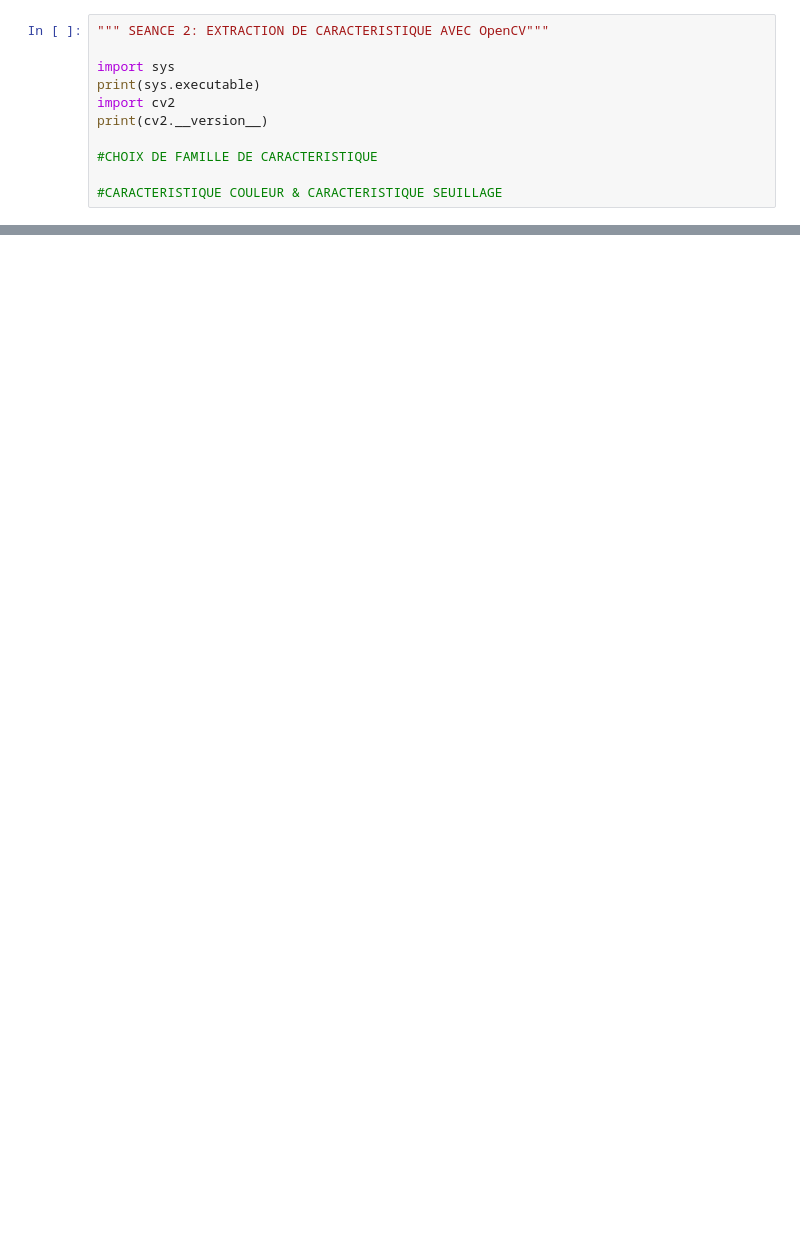
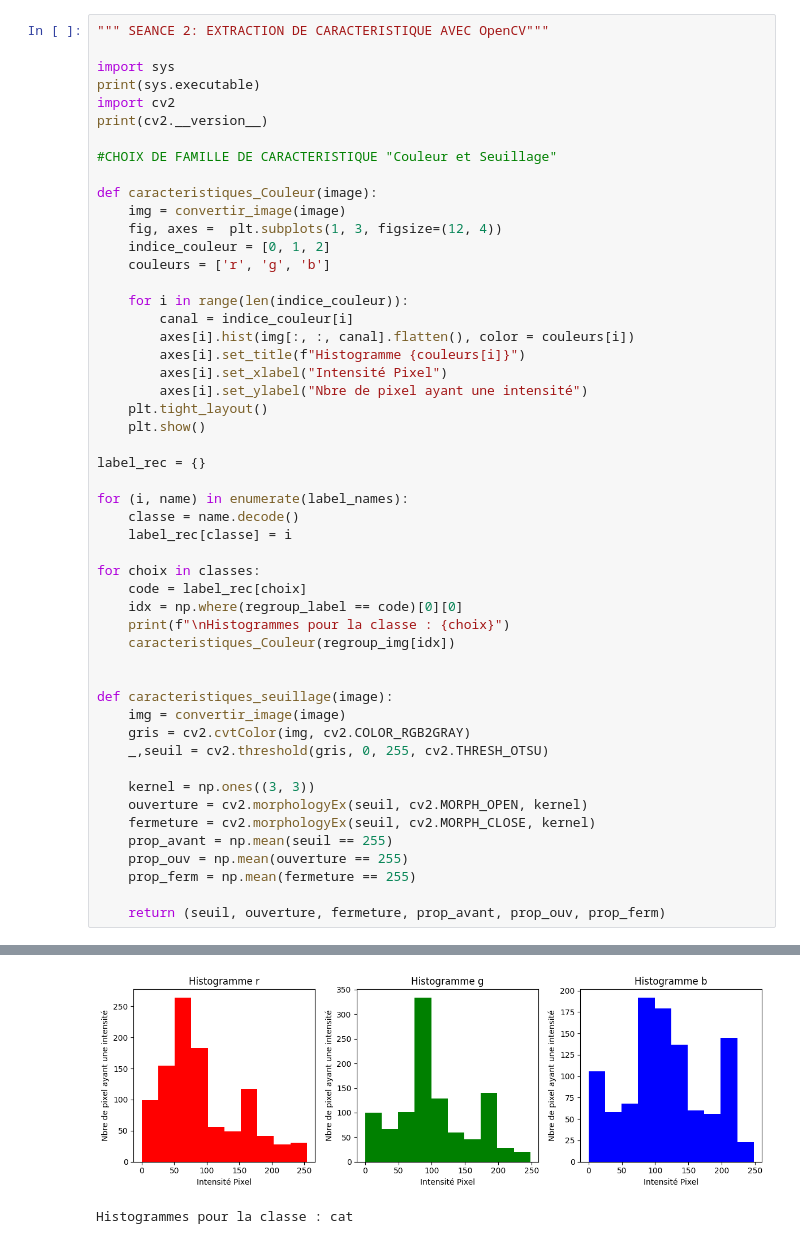
Before and after one commit to bag-hub/projetIA, a Jupyter notebook: projet.ipynb, the cells around one changed output, grey strips where cells are left out. Drawn from its saved outputs; the diff is of its cells as text; blank space fills up the shorter version.

```diff
--- a/projet.ipynb
+++ b/projet.ipynb
@@ -131,9 +137,49 @@ print(sys.executable)
 import cv2
 print(cv2.__version__)
 
-#CHOIX DE FAMILLE DE CARACTERISTIQUE
+#CHOIX DE FAMILLE DE CARACTERISTIQUE "Couleur et Seuillage"
 
-#CARACTERISTIQUE COULEUR & CARACTERISTIQUE SEUILLAGE
+def caracteristiques_Couleur(image):
+    img = convertir_image(image)
+    fig, axes =  plt.subplots(1, 3, figsize=(12, 4))
+    indice_couleur = [0, 1, 2]
+    couleurs = ['r', 'g', 'b']
+
+    for i in range(len(indice_couleur)):
+        canal = indice_couleur[i]
+        axes[i].hist(img[:, :, canal].flatten(), color = couleurs[i])
+        axes[i].set_title(f"Histogramme {couleurs[i]}")
+        axes[i].set_xlabel("Intensité Pixel")
+        axes[i].set_ylabel("Nbre de pixel ayant une intensité")
+    plt.tight_layout()
+    plt.show()
+
+label_rec = {}
+
+for (i, name) in enumerate(label_names):
+    classe = name.decode()
+    label_rec[classe] = i
+
+for choix in classes:
+    code = label_rec[choix]
+    idx = np.where(regroup_label == code)[0][0]
+    print(f"\nHistogrammes pour la classe : {choix}")
+    caracteristiques_Couleur(regroup_img[idx])
+
+
+def caracteristiques_seuillage(image):
+    img = convertir_image(image)
+    gris = cv2.cvtColor(img, cv2.COLOR_RGB2GRAY)
+    _,seuil = cv2.threshold(gris, 0, 255, cv2.THRESH_OTSU)
+
+    kernel = np.ones((3, 3))
+    ouverture = cv2.morphologyEx(seuil, cv2.MORPH_OPEN, kernel)
+    fermeture = cv2.morphologyEx(seuil, cv2.MORPH_CLOSE, kernel)
+    prop_avant = np.mean(seuil == 255)
+    prop_ouv = np.mean(ouverture == 255)
+    prop_ferm = np.mean(fermeture == 255)
+
+    return (seuil, ouverture, fermeture, prop_avant, prop_ouv, prop_ferm)
 # %% [output]
 c:\Users\ntcha\AppData\Local\Python\pythoncore-3.14-64\python.exe
 4.13.0
@@ -139,0 +188,2 @@ c:\Users\ntcha\AppData\Local\Python\pythoncore-3.14-64\python.exe
+[figure, added]
+Histogrammes pour la classe : cat
```
Also changed, not shown: parts of 2 cells of this notebook.
